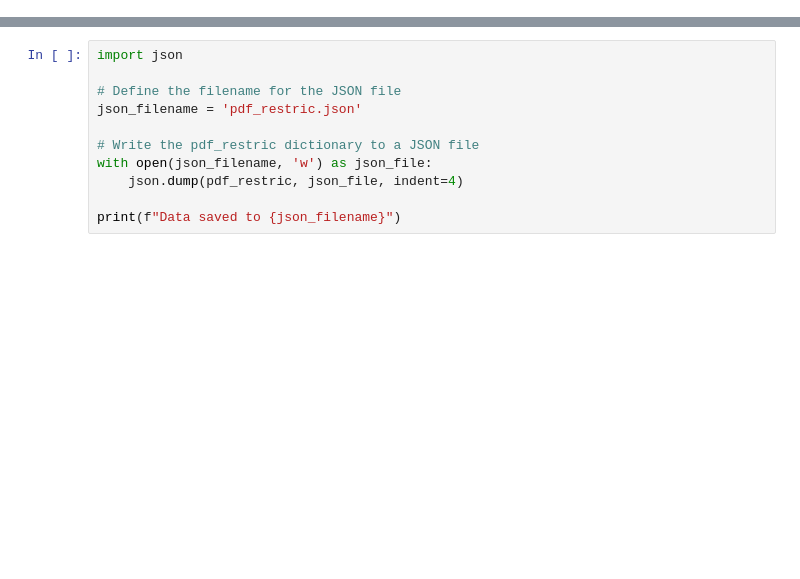
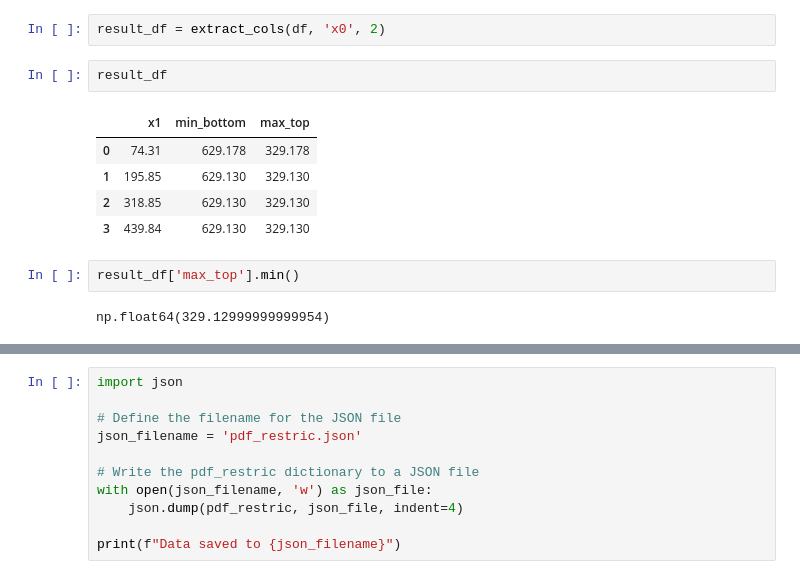
Before and after one commit to Yassmine2020/MaterialRisksSimulation, a Jupyter notebook: test_usgs/pdf_to_materials.ipynb, the cells around one changed output, grey strips where cells are left out. Saved outputs shown, nothing was run; the diff lists cells and outputs as text; blank space fills up the shorter version.

```diff
--- a/test_usgs/pdf_to_materials.ipynb
+++ b/test_usgs/pdf_to_materials.ipynb
@@ -182,0 +176,14 @@ def match_element_in_text(elements, text):
+# %%
+result_df = extract_cols(df, 'x0', 2)
+# %%
+result_df
+# %% [output]
+|  | x1 | min_bottom | max_top |
+| 0 | 74.31 | 629.178 | 329.178 |
+| 1 | 195.85 | 629.130 | 329.130 |
+| 2 | 318.85 | 629.130 | 329.130 |
+| 3 | 439.84 | 629.130 | 329.130 |
+# %%
+result_df['max_top'].min()
+# %% [output]
+np.float64(329.12999999999954)
```
Also changed, not shown: parts of 36 cells of this notebook, 4 other files.
